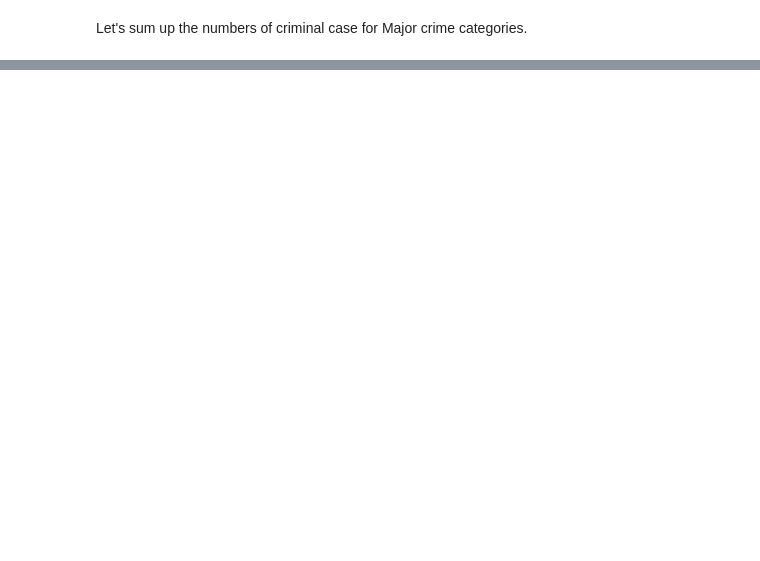
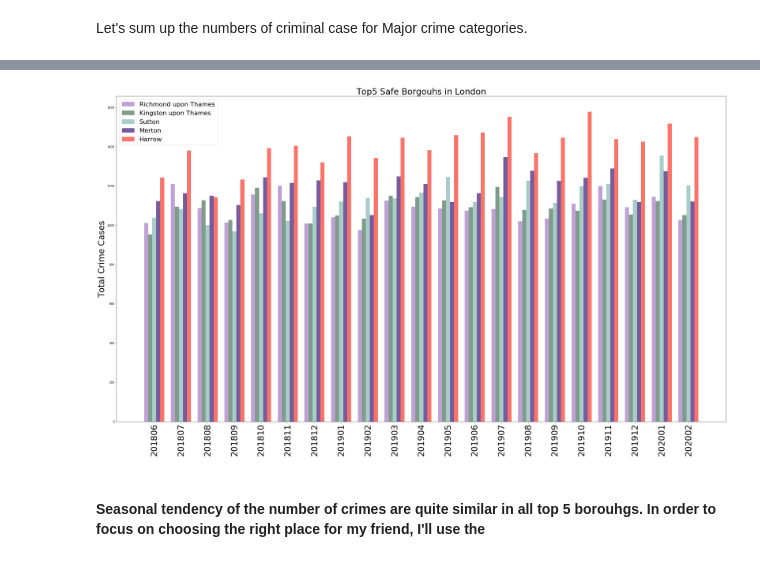
Before and after one commit to RJK99/Coursera_Capstone, a Jupyter notebook: AppliedDataScienceCapstone_A_Data_Journey_to_London_Week5.ipynb, the cells around one changed output, grey strips where cells are left out. Cells and saved outputs as stored; diff of their text form; code cells hidden in the pictures; blank space fills up the shorter version.

```diff
--- a/AppliedDataScienceCapstone_A_Data_Journey_to_London_Week5.ipynb
+++ b/AppliedDataScienceCapstone_A_Data_Journey_to_London_Week5.ipynb
@@ -127,0 +207,4 @@ ax = df_test.plot.bar()
+# %%
+df_borough_s = df_borough
+df_borough_s['Ave.'] = df_borough_s[columns_my_].mean(axis=1)
+df_borough_s.sort_values(by=['Ave.'],ascending=True).head(6)
@@ -127,0 +224,5 @@ ax = df_test.plot.bar()
+# %%
+df_borough_t5 = df_borough_s.sort_values(by=['Ave.'],ascending=True).head(6).drop([22])
+df_borough_t5.set_index('Borough',inplace=True)
+df_borough_t5.drop(columns='Ave.',inplace=True)
+df_borough_t5
@@ -127,0 +238,6 @@ ax = df_test.plot.bar()
+# %%
+labels_t5 = df_borough_t5.columns
+#labels_t5
+# %%
+df_borough_t5_t=df_borough_t5.T
+df_borough_t5_t
@@ -127,0 +287,40 @@ ax = df_test.plot.bar()
+# %%
+Xnum = df_borough_t5_t.shape[0]
+X = np.arange(Xnum)
+w = 0.15
+xticks_g = labels_t5
+
+plt.rcParams['figure.figsize']=(30.0,16.0)
+fig = plt.figure()
+ax = fig.add_axes([0,0,1,1])
+
+#Graph title
+plt.title('Top5 Safe Borgouhs in London',fontsize=30)
+
+#coloring the bars
+ax.bar(X-2*w, df_borough_t5_t['Richmond upon Thames'], width = w, color=(cr_rt,cg_rt,cb_rt,1))
+ax.bar(X-w,   df_borough_t5_t['Kingston upon Thames'], width = w, color=(cr_kt,cg_kt,cb_kt,1))
+ax.bar(X,     df_borough_t5_t['Sutton'], width = w, color=(cr_s,cg_s,cb_s,1))
+ax.bar(X+w,   df_borough_t5_t['Merton'], width = w, color=(cr_m,cg_m,cb_m,1))
+ax.bar(X+2*w, df_borough_t5_t['Harrow'], width = w, color=(cr_h,cg_h,cb_h,1))
+
+
+#for ticks
+plt.xticks(X,xticks_g,rotation=90)
+ax.set_xticklabels(xticks_g, rotation=90, fontsize=30.0)
+ax.set_ylabel('Total Crime Cases',rotation=90, fontsize=30.0)
+
+#for legend
+Interests = ['Richmond upon Thames','Kingston upon Thames','Sutton','Merton','Harrow']
+plt.legend(Interests, loc=2,fontsize=22)
+
+
+#values above bars
+#for i in ax.patches:
+#    ax.text(i.get_x(), i.get_height()+1, str(round(i.get_height(), 2)), fontsize=6)
+
+plt.show()
+# %% [output]
+[figure, added]
+# %% [markdown]
+#### Seasonal tendency of the number of crimes are quite similar in all top 5 borouhgs. In order to focus on choosing the right place for my friend, I'll use the
```
Also changed, not shown: parts of 29 cells of this notebook.
